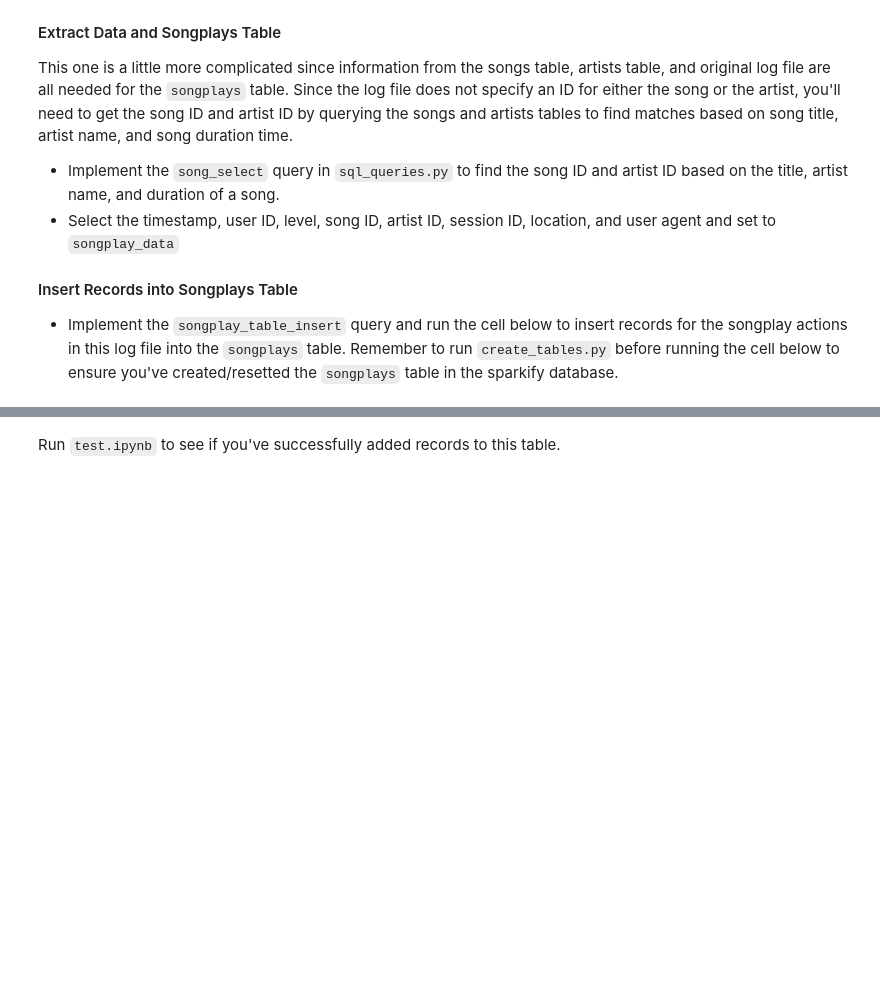
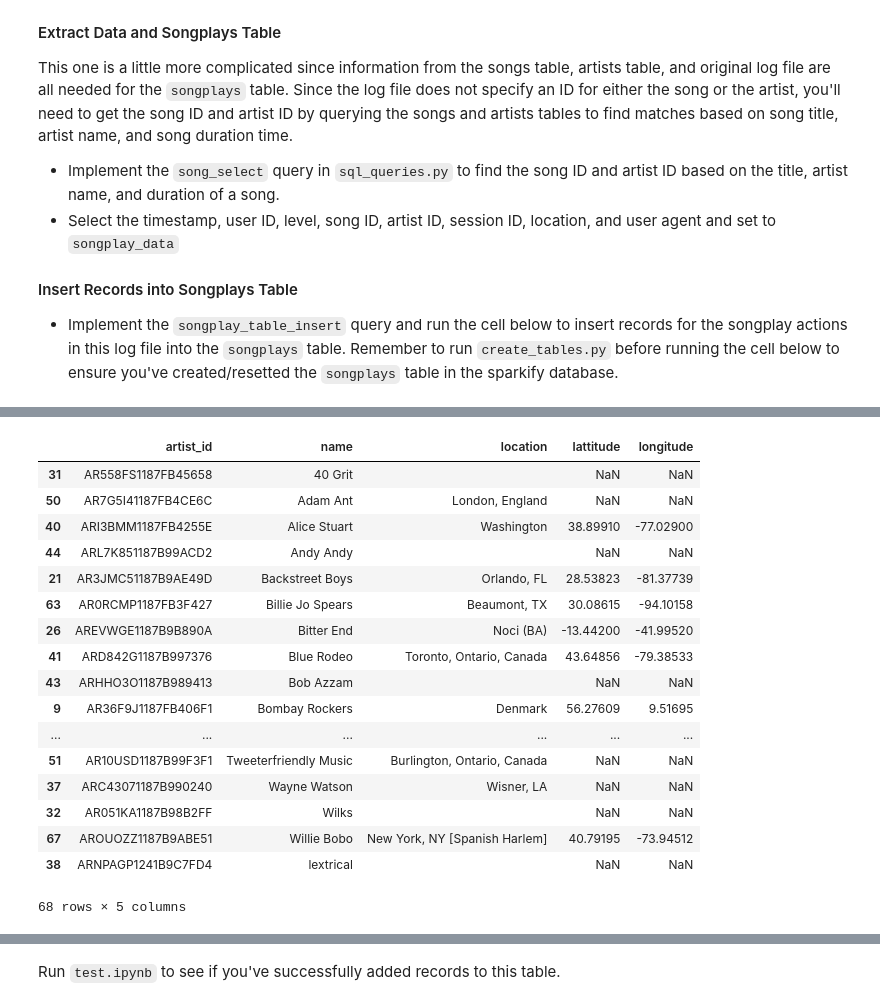
Before and after one commit to janjagusch/dend-01-data-modeling-postgres, a Jupyter notebook: notebooks/etl.ipynb, the cells around one changed output, grey strips where cells are left out. Cells and saved outputs as stored; diff of their text form; code cells hidden in the pictures; blank space fills up the shorter version.

```diff
--- a/notebooks/etl.ipynb
+++ b/notebooks/etl.ipynb
@@ -282 +327,22 @@ SELECT songplays_staging.start_time,
+# %%
+pd.read_sql(query, conn).sort_values("name")
+# %% [output]
+|  | artist_id | name | location | lattitude | longitude |
+| 31 | AR558FS1187FB45658 | 40 Grit |  | NaN | NaN |
+| 50 | AR7G5I41187FB4CE6C | Adam Ant | London, England | NaN | NaN |
+| 40 | ARI3BMM1187FB4255E | Alice Stuart | Washington | 38.89910 | -77.02900 |
+| 44 | ARL7K851187B99ACD2 | Andy Andy |  | NaN | NaN |
+| 21 | AR3JMC51187B9AE49D | Backstreet Boys | Orlando, FL | 28.53823 | -81.37739 |
+| 63 | AR0RCMP1187FB3F427 | Billie Jo Spears | Beaumont, TX | 30.08615 | -94.10158 |
+| 26 | AREVWGE1187B9B890A | Bitter End | Noci (BA) | -13.44200 | -41.99520 |
+| 41 | ARD842G1187B997376 | Blue Rodeo | Toronto, Ontario, Canada | 43.64856 | -79.38533 |
+| 43 | ARHHO3O1187B989413 | Bob Azzam |  | NaN | NaN |
+| 9 | AR36F9J1187FB406F1 | Bombay Rockers | Denmark | 56.27609 | 9.51695 |
+| ... | ... | ... | ... | ... | ... |
+| 51 | AR10USD1187B99F3F1 | Tweeterfriendly Music | Burlington, Ontario, Canada | NaN | NaN |
+| 37 | ARC43071187B990240 | Wayne Watson | Wisner, LA | NaN | NaN |
+| 32 | AR051KA1187B98B2FF | Wilks |  | NaN | NaN |
+| 67 | AROUOZZ1187B9ABE51 | Willie Bobo | New York, NY [Spanish Harlem] | 40.79195 | -73.94512 |
+| 38 | ARNPAGP1241B9C7FD4 | lextrical |  | NaN | NaN |
+68 rows × 5 columns
 # %%
```
Also changed, not shown: parts of 14 cells of this notebook, 11 other files.
